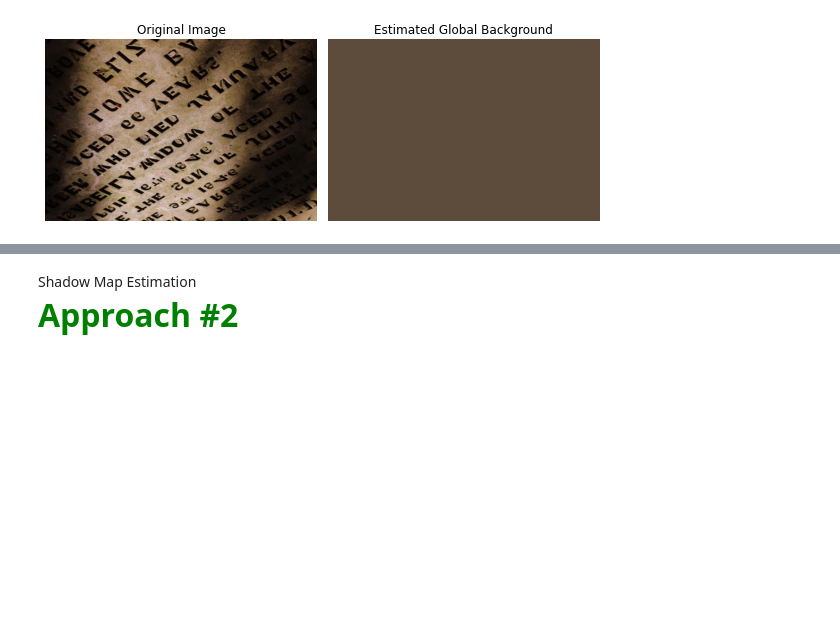
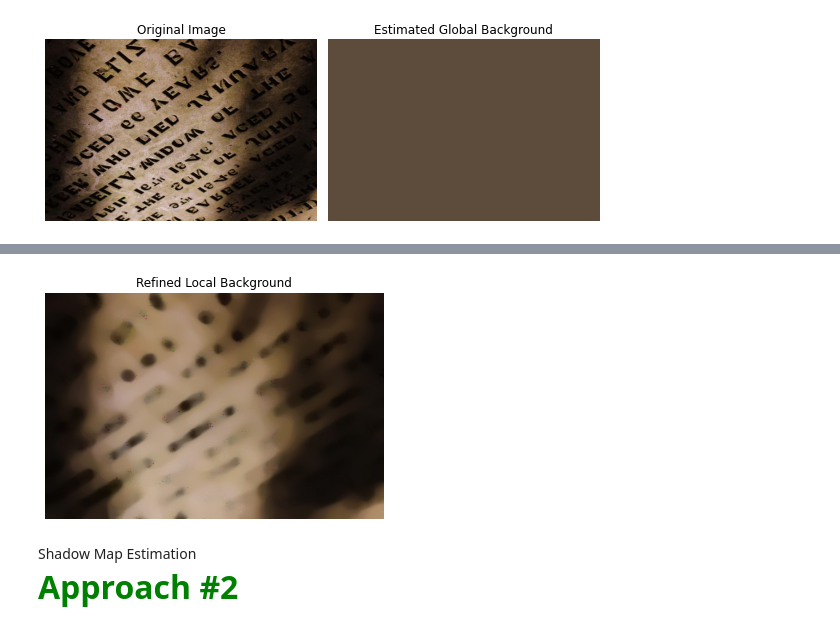
Before and after one commit to monsij/Shadow-Removal, a Jupyter notebook: notebooks/presentation.ipynb, the cells around one changed output, grey strips where cells are left out. Cells and saved outputs as stored; diff of their text form; code cells hidden in the pictures; blank space fills up the shorter version.

```diff
--- a/notebooks/presentation.ipynb
+++ b/notebooks/presentation.ipynb
@@ -87,17 +88,11 @@ d = block_size//2
 # %%
 # Refined Estimation of Local Background
-
-
-for c_ch in range(3):  #loop for each color channel
-    for row in tqdm(range(m)):
-        for col in range(n):
-            if I_local[row][col][c_ch] <= (1+t)*doc_orig[row][col][c_ch] and (1-t)*doc_orig[row][col][c_ch] <= I_local[row][col][c_ch]:
-                I_local_refined[row][col][c_ch] = doc_orig[row][col][c_ch]
-            else:
-                I_local_refined[row][col][c_ch] = np.median(I_local[max(row-median_d,0):min(row+median_d+1,m-1),max(col-median_d,0):min(col+median_d+1,n-1),c_ch].flatten())
-
-if is_0_255:
-    I_local_refined = I_local_refined.astype(int) # check if this is needed or not
+threshold = 0.01
+median_block_size = 55
+I_local_refined = ratio_local_bg_refined(I_local, ip_img, threshold, median_block_size, is_0_255)
+f,ax = plot_img(I_local_refined, "Refined Local Background")
+# %% [output]
+[figure, added]
 # %% [markdown]
 <font size="15">Shadow Map Estimation
 
```
Also changed, not shown: parts of 4 cells of this notebook, 2 other files.
